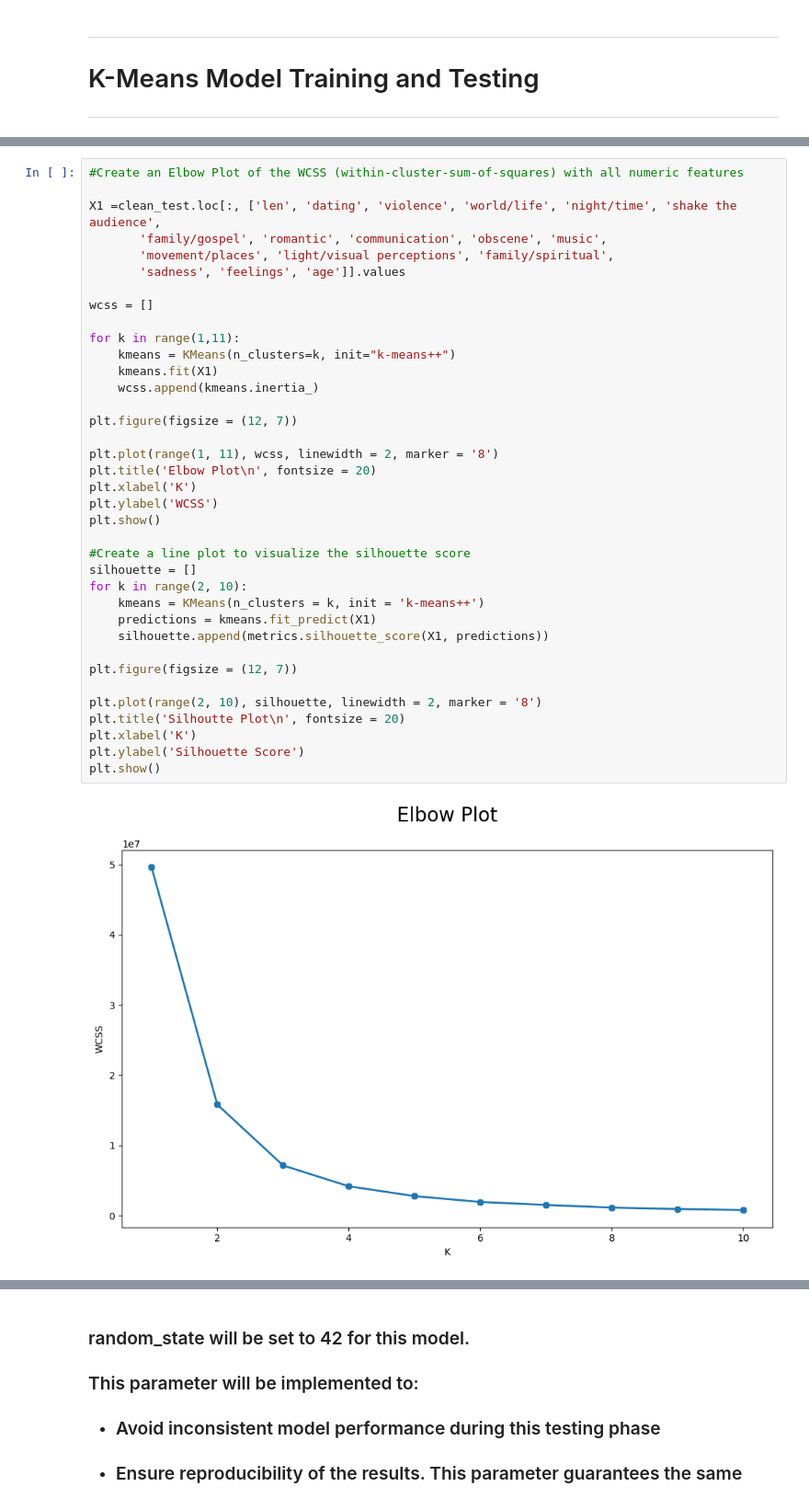
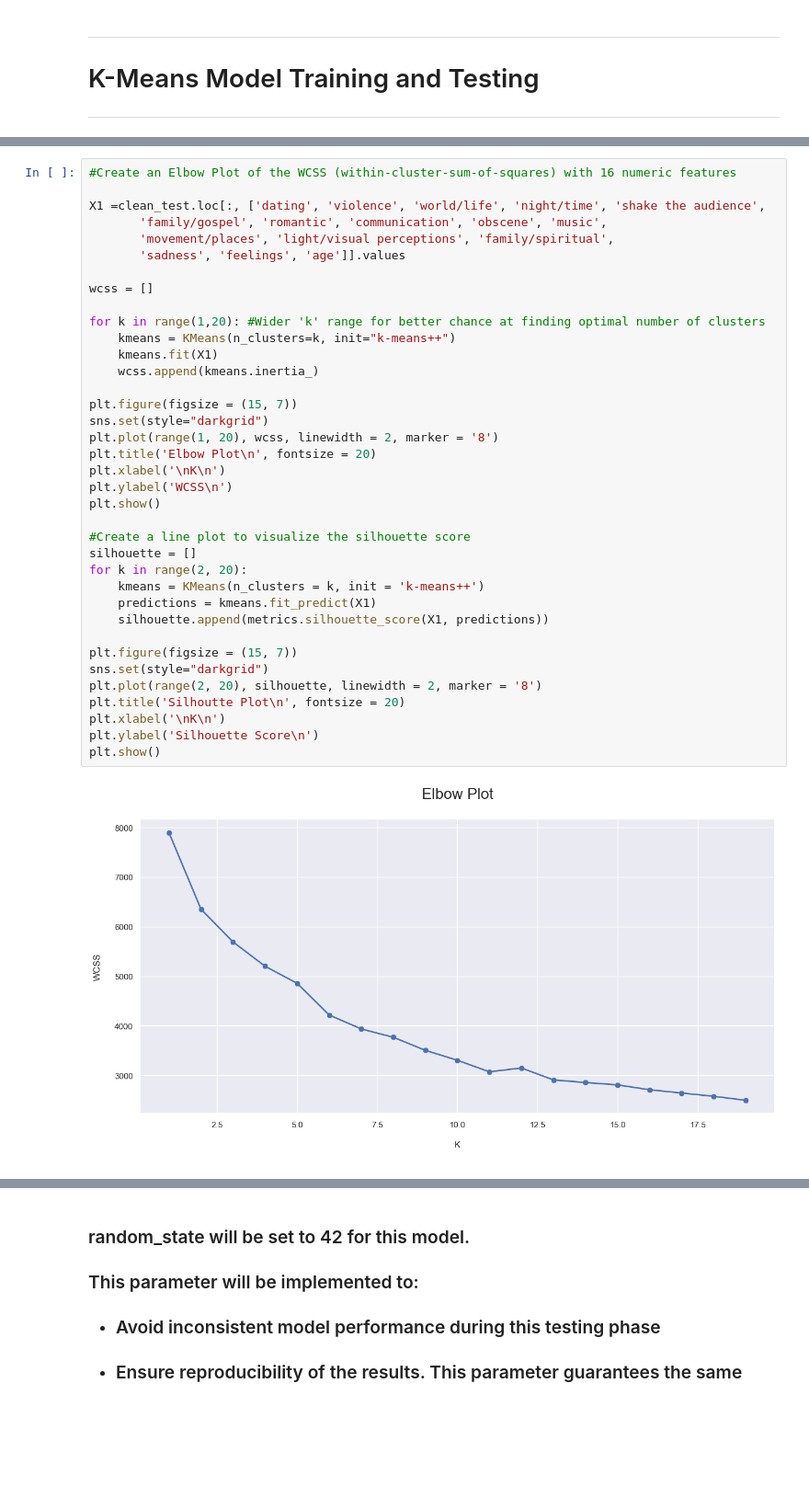
Before and after one commit to thetechleila/Music-Recommendation-Algorithm, a Jupyter notebook: code/fixed_model.ipynb, the cells around one changed output, grey strips where cells are left out. Shown at 92% size. Cells and saved outputs as stored; diff of their text form; blank space fills up the shorter version.

```diff
--- a/code/fixed_model.ipynb
+++ b/code/fixed_model.ipynb
@@ -36,39 +36,39 @@ clean_test.drop(clean_test.filter(regex="Unnamed").columns, axis=1, inplace=True
 # %%
-#Create an Elbow Plot of the WCSS (within-cluster-sum-of-squares) with all numeric features
+#Create an Elbow Plot of the WCSS (within-cluster-sum-of-squares) with 16 numeric features
 
-X1 =clean_test.loc[:, ['len', 'dating', 'violence', 'world/life', 'night/time', 'shake the audience',
+X1 =clean_test.loc[:, ['dating', 'violence', 'world/life', 'night/time', 'shake the audience',
        'family/gospel', 'romantic', 'communication', 'obscene', 'music',
        'movement/places', 'light/visual perceptions', 'family/spiritual',
        'sadness', 'feelings', 'age']].values
 
 wcss = []
 
-for k in range(1,11):
+for k in range(1,20): #Wider 'k' range for better chance at finding optimal number of clusters
     kmeans = KMeans(n_clusters=k, init="k-means++")
     kmeans.fit(X1)
     wcss.append(kmeans.inertia_)
 
-plt.figure(figsize = (12, 7))
-
-plt.plot(range(1, 11), wcss, linewidth = 2, marker = '8')
+plt.figure(figsize = (15, 7))
+sns.set(style="darkgrid")
+plt.plot(range(1, 20), wcss, linewidth = 2, marker = '8')
 plt.title('Elbow Plot\n', fontsize = 20)
-plt.xlabel('K')
-plt.ylabel('WCSS')
+plt.xlabel('\nK\n')
+plt.ylabel('WCSS\n')
 plt.show()
 
 #Create a line plot to visualize the silhouette score
 silhouette = []
-for k in range(2, 10):
+for k in range(2, 20):
     kmeans = KMeans(n_clusters = k, init = 'k-means++')
     predictions = kmeans.fit_predict(X1)
     silhouette.append(metrics.silhouette_score(X1, predictions))
 
-plt.figure(figsize = (12, 7))
-
-plt.plot(range(2, 10), silhouette, linewidth = 2, marker = '8')
+plt.figure(figsize = (15, 7))
+sns.set(style="darkgrid")
+plt.plot(range(2, 20), silhouette, linewidth = 2, marker = '8')
 plt.title('Silhoutte Plot\n', fontsize = 20)
-plt.xlabel('K')
-plt.ylabel('Silhouette Score')
+plt.xlabel('\nK\n')
+plt.ylabel('Silhouette Score\n')
 plt.show()
 # %% [output]
-[figure, old version]
+[figure, new version]
```
Also changed, not shown: parts of 27 cells of this notebook, 9 other files.
